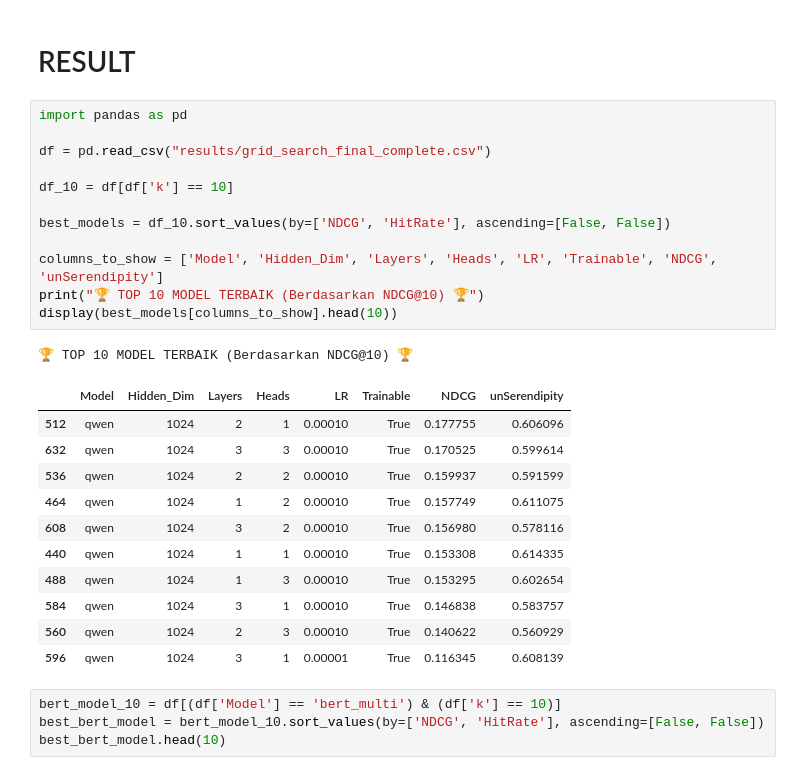
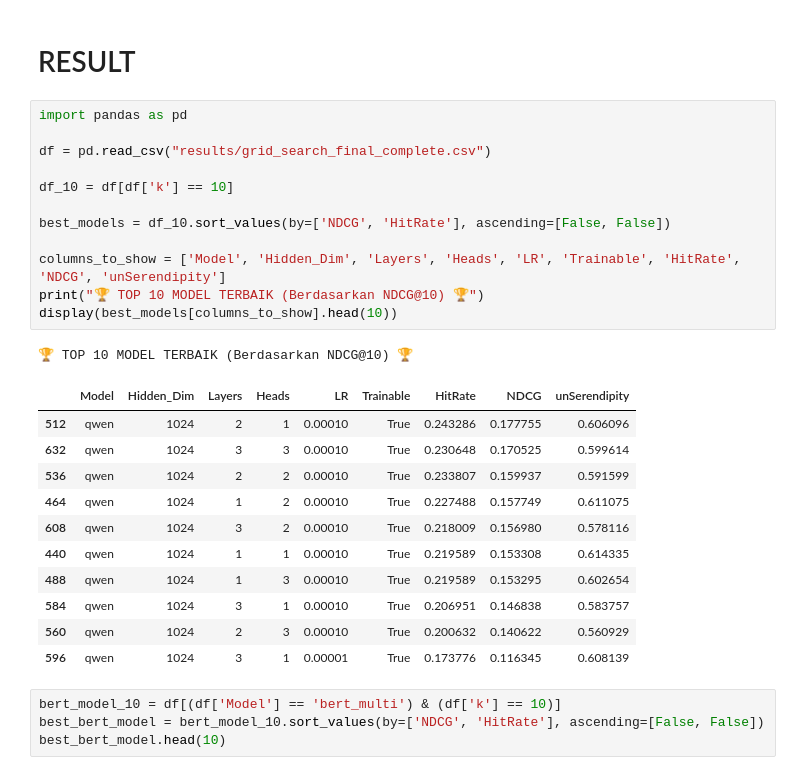
Before and after one commit to reesa-rahayu/Serendipity-Book-Recommender-Using-SASRecLLM, a Jupyter notebook: 3_a_grid_search.ipynb, the cells around one changed output. Saved outputs shown, nothing was run; the diff lists cells and outputs as text.

```diff
--- a/3_a_grid_search.ipynb
+++ b/3_a_grid_search.ipynb
@@ -1170,28 +1170,28 @@ Restoring model weights from the end of the best epoch: 1.
 # %%
 import pandas as pd
 
 df = pd.read_csv("results/grid_search_final_complete.csv")
 
 df_10 = df[df['k'] == 10]
 
 best_models = df_10.sort_values(by=['NDCG', 'HitRate'], ascending=[False, False])
 
-columns_to_show = ['Model', 'Hidden_Dim', 'Layers', 'Heads', 'LR', 'Trainable', 'NDCG', 'unSerendipity']
+columns_to_show = ['Model', 'Hidden_Dim', 'Layers', 'Heads', 'LR', 'Trainable', 'HitRate', 'NDCG', 'unSerendipity']
 print("🏆 TOP 10 MODEL TERBAIK (Berdasarkan NDCG@10) 🏆")
 display(best_models[columns_to_show].head(10))
 # %% [output]
 🏆 TOP 10 MODEL TERBAIK (Berdasarkan NDCG@10) 🏆
-|  | Model | Hidden_Dim | Layers | Heads | LR | Trainable | NDCG | unSerendipity |
-| 512 | qwen | 1024 | 2 | 1 | 0.00010 | True | 0.177755 | 0.606096 |
-| 632 | qwen | 1024 | 3 | 3 | 0.00010 | True | 0.170525 | 0.599614 |
-| 536 | qwen | 1024 | 2 | 2 | 0.00010 | True | 0.159937 | 0.591599 |
-| 464 | qwen | 1024 | 1 | 2 | 0.00010 | True | 0.157749 | 0.611075 |
-| 608 | qwen | 1024 | 3 | 2 | 0.00010 | True | 0.156980 | 0.578116 |
-| 440 | qwen | 1024 | 1 | 1 | 0.00010 | True | 0.153308 | 0.614335 |
-| 488 | qwen | 1024 | 1 | 3 | 0.00010 | True | 0.153295 | 0.602654 |
-| 584 | qwen | 1024 | 3 | 1 | 0.00010 | True | 0.146838 | 0.583757 |
-| 560 | qwen | 1024 | 2 | 3 | 0.00010 | True | 0.140622 | 0.560929 |
-| 596 | qwen | 1024 | 3 | 1 | 0.00001 | True | 0.116345 | 0.608139 |
+|  | Model | Hidden_Dim | Layers | Heads | LR | Trainable | HitRate | NDCG | unSerendipity |
+| 512 | qwen | 1024 | 2 | 1 | 0.00010 | True | 0.243286 | 0.177755 | 0.606096 |
+| 632 | qwen | 1024 | 3 | 3 | 0.00010 | True | 0.230648 | 0.170525 | 0.599614 |
+| 536 | qwen | 1024 | 2 | 2 | 0.00010 | True | 0.233807 | 0.159937 | 0.591599 |
+| 464 | qwen | 1024 | 1 | 2 | 0.00010 | True | 0.227488 | 0.157749 | 0.611075 |
+| 608 | qwen | 1024 | 3 | 2 | 0.00010 | True | 0.218009 | 0.156980 | 0.578116 |
+| 440 | qwen | 1024 | 1 | 1 | 0.00010 | True | 0.219589 | 0.153308 | 0.614335 |
+| 488 | qwen | 1024 | 1 | 3 | 0.00010 | True | 0.219589 | 0.153295 | 0.602654 |
+| 584 | qwen | 1024 | 3 | 1 | 0.00010 | True | 0.206951 | 0.146838 | 0.583757 |
+| 560 | qwen | 1024 | 2 | 3 | 0.00010 | True | 0.200632 | 0.140622 | 0.560929 |
+| 596 | qwen | 1024 | 3 | 1 | 0.00001 | True | 0.173776 | 0.116345 | 0.608139 |
 # %%
 bert_model_10 = df[(df['Model'] == 'bert_multi') & (df['k'] == 10)]
 best_bert_model = bert_model_10.sort_values(by=['NDCG', 'HitRate'], ascending=[False, False])
```
Also changed, not shown: parts of 1 cell of this notebook, 2 other files.
